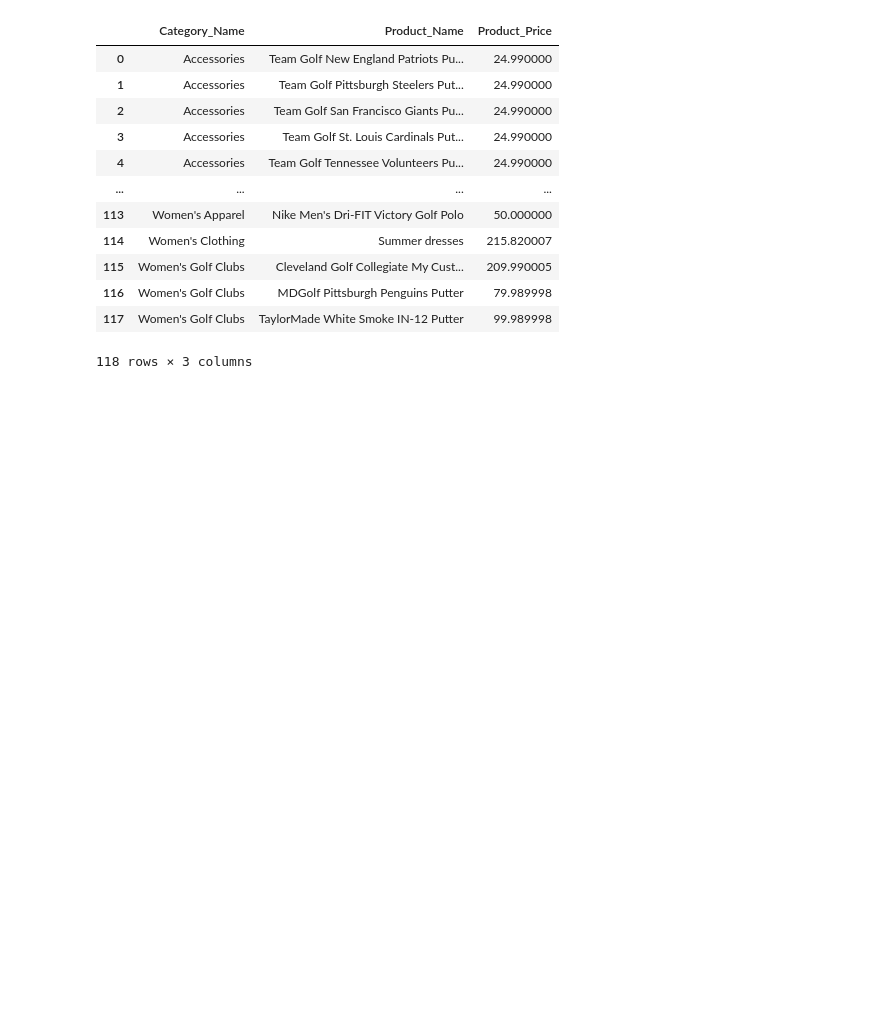
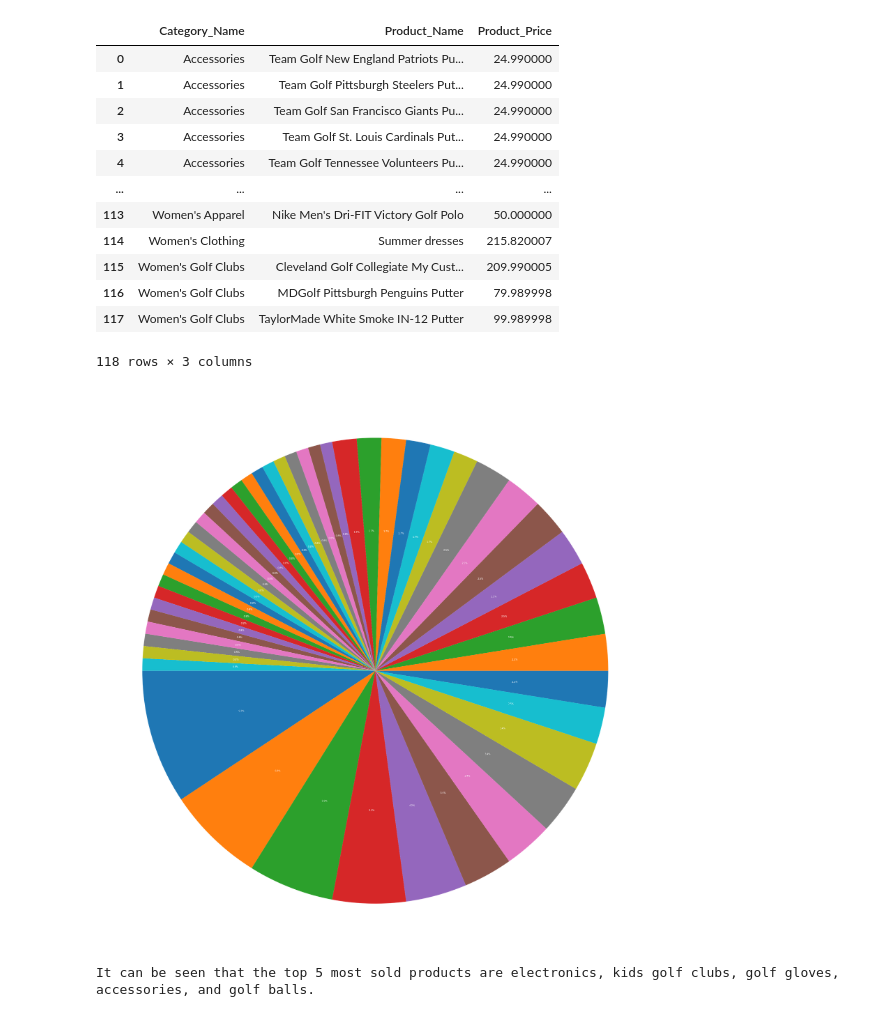
Before and after one commit to CCNY-Analytics-and-Quant/StevenCEdwinA-BAFall2023, a Jupyter notebook: Final Project.ipynb, the cells around one changed output. Drawn from its saved outputs; the diff is of its cells as text; code cells hidden in the pictures; blank space fills up the shorter version.

```diff
--- a/Final Project.ipynb
+++ b/Final Project.ipynb
@@ -312,3 +313,23 @@ dfPD
 | 116 | Women's Golf Clubs | MDGolf Pittsburgh Penguins Putter | 79.989998 |
 | 117 | Women's Golf Clubs | TaylorMade White Smoke IN-12 Putter | 99.989998 |
 118 rows × 3 columns
+# %%
+# Checking what the most sold products are
+
+# Column containing the items to count
+itemCounts = dfPD['Category_Name'].value_counts()
+
+# Plotting a pie chart
+plt.figure(figsize=(40, 44))  # Set the size of the figure
+plt.pie(itemCounts, labels = itemCounts.index, autopct = '%1.1f%%', startangle = 180, textprops = {'color': 'white'})
+plt.axis('equal')  # Equal aspect ratio ensures that pie is drawn as a circle
+plt.title('Distribution of Items', color = 'white', fontdict = {'fontsize': 30, 'fontweight': 'bold'})  # Set the title of the pie chart
+
+# Show the pie chart
+plt.show()
+
+
+print('It can be seen that the top 5 most sold products are electronics, kids golf clubs, golf gloves, accessories, and golf balls.')
+# %% [output]
+[figure, added]
+It can be seen that the top 5 most sold products are electronics, kids golf clubs, golf gloves, accessories, and golf balls.
```
Also changed, not shown: parts of 7 cells of this notebook.
